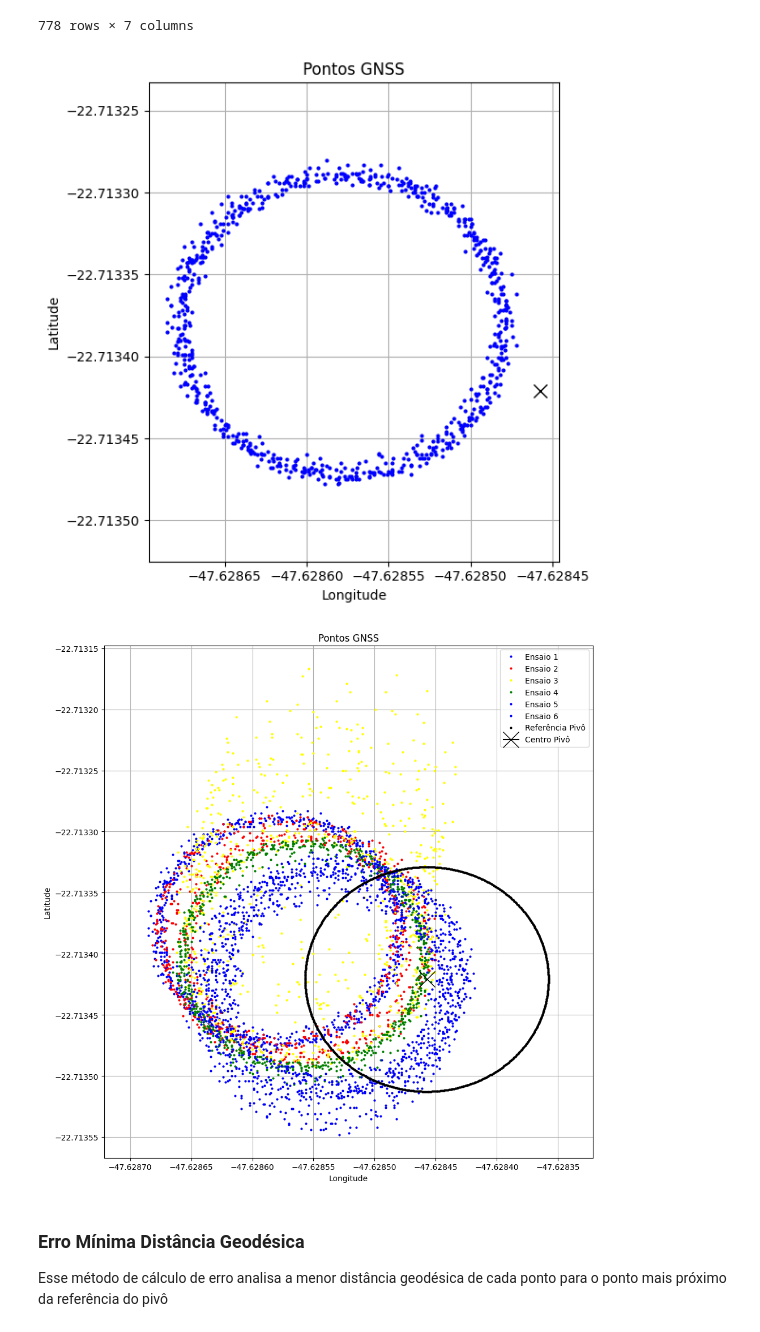
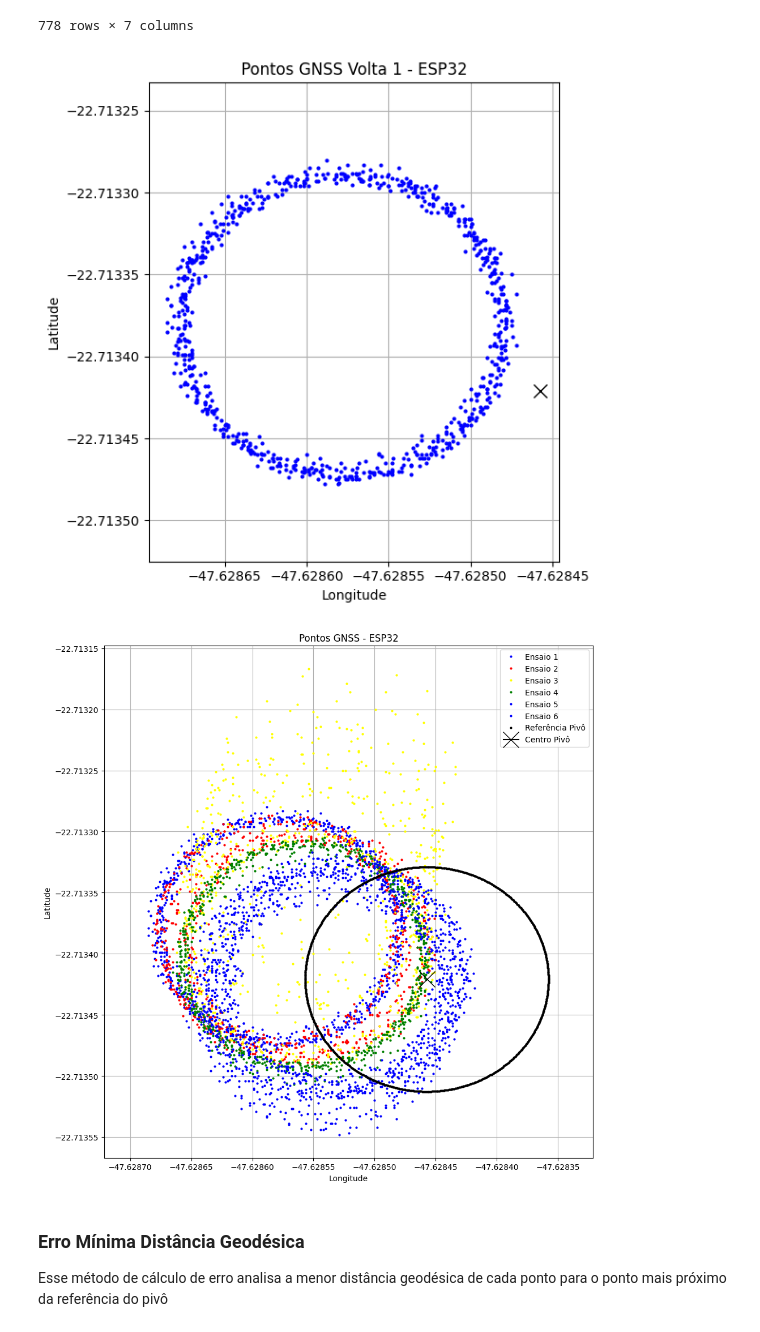
Before and after one commit to GabrielSan99/GNSS_C-A_CODE, a Jupyter notebook: analysis.ipynb, the cells around one changed output. Cells and saved outputs as stored; diff of their text form; code cells hidden in the pictures.

Commit message:
finished_cellphone_data

```diff
--- a/analysis.ipynb
+++ b/analysis.ipynb
@@ -180,14 +266,14 @@ df_esp_125_2 = pd.read_csv('Dados/esp32_volta_8.csv') # 12,5Hz inversor = 2,5ms
 df_esp_125_3 = pd.read_csv('Dados/esp32_volta_2.csv') # 12,5Hz inversor = 2,5ms - lap_6
 
 
-laps["lap_1"]["data_esp"] = df_esp_250_1
-laps["lap_2"]["data_esp"] = df_esp_250_2
-laps["lap_3"]["data_esp"] = df_esp_250_3
-laps["lap_4"]["data_esp"] = df_esp_125_1
-laps["lap_5"]["data_esp"] = df_esp_125_2
-laps["lap_6"]["data_esp"] = df_esp_125_3
+laps["lap_1"]["esp32"]["dataframe"] = df_esp_250_1
+laps["lap_2"]["esp32"]["dataframe"] = df_esp_250_2
+laps["lap_3"]["esp32"]["dataframe"] = df_esp_250_3
+laps["lap_4"]["esp32"]["dataframe"] = df_esp_125_1
+laps["lap_5"]["esp32"]["dataframe"] = df_esp_125_2
+laps["lap_6"]["esp32"]["dataframe"] = df_esp_125_3
 
-laps["lap_6"]["data_esp"]
+laps["lap_6"]["esp32"]["dataframe"]
 # %% [output]
 |  | 2025-04-23 15:54:15 | 2025-4-23 18:54:15 | -22.713407 | -47.628441 | 543.300000 | 0.87 | 10 |
 | 0 | 2025-04-23 15:54:17 | 2025-4-23 18:54:16 | -22.713423 | -47.628442 | 543.2 | 0.87 | 10 |
@@ -207,8 +293,9 @@ laps["lap_6"]["data_esp"]
 # diminuindo a frequência de coleta, pois o esp32 eu configurei para coletar a cada 1 seg e selecionei dados a cada 5 seg
 
 for lap_name, lap_data in laps.items():
-    if "data_esp" in lap_data:
-        dataframe = lap_data["data_esp"]
+    # Verifica se há dados em esp32 e se "dataframe" está presente
+    if "dataframe" in lap_data.get("esp32", {}):
+        dataframe = lap_data["esp32"]["dataframe"]
 
         # Renomeia as colunas
         dataframe.columns = ['timestamp_net', 'timestamp_gps', 'latitude', 'longitude', 'altitude', 'hdop', 'satélites']
@@ -216,9 +303,9 @@ for lap_name, lap_data in laps.items():
         # Converte a coluna 'timestamp_net' para datetime
         dataframe['timestamp_net'] = pd.to_datetime(dataframe['timestamp_net'])
 
-        # Usa o lap_start e lap_end da volta como timestamps
-        start_time = pd.Timestamp(lap_data["lap_start"])
-        end_time = pd.Timestamp(lap_data["lap_end"])
+        # Usa o lap_start e lap_end da volta como timestamps e tirando os 5 primeiros e os 5 últimos minutos
+        start_time = pd.Timestamp(lap_data["lap_start"]) + pd.Timedelta(minutes=5)
+        end_time = pd.Timestamp(lap_data["lap_end"]) - pd.Timedelta(minutes=5)
 
         # Filtra os dados dentro do intervalo de tempo da volta
         dataframe = dataframe[
@@ -230,9 +317,8 @@ for lap_name, lap_data in laps.items():
         dataframe = dataframe.sort_values('timestamp_net').reset_index(drop=True)
 
         # Seleciona linhas com múltiplos de 5 segundos exatos a partir do start_time
-        dataframe = dataframe[
-            ((dataframe['timestamp_net'] - start_time).dt.total_seconds() % 5 == 0)]
+        dataframe = dataframe[((dataframe['timestamp_net'] - start_time).dt.total_seconds() % 5 == 0)]
 
         # Atualiza o dataframe tratado no dicionário
-        laps[lap_name]["data_esp"] = dataframe
+        laps[lap_name]["esp32"]["dataframe"] = dataframe
 # %%
@@ -254,34 +340,34 @@ laps["lap_1"]["data_esp"]
 # %%
 fig, ax = plt.subplots(figsize=(6, 6))
 
-ax.plot( laps['lap_1']["data_esp"]["longitude"], laps['lap_1']["data_esp"]["latitude"], marker='o', linestyle="", markersize=2, color='blue')
+ax.plot( laps['lap_1']["esp32"]["dataframe"]["longitude"], laps['lap_1']["esp32"]["dataframe"]["latitude"], marker='o', linestyle="", markersize=2, color='blue')
 ax.plot(pivot_long, pivot_lat, marker='x', color='black', markersize=10, label='Ponto de Pivô')
-ax.set_title("Pontos GNSS")
+ax.set_title("Pontos GNSS Volta 1 - ESP32")
 ax.set_xlabel("Longitude")
 ax.set_ylabel("Latitude")
 ax.grid(True)
 ax.axis("equal")  # Mantém proporção correta
 ax.ticklabel_format(useOffset=False)  # <--- ESSA LINHA REMOVE O OFFSET
 
 plt.tight_layout()
 plt.show()
 # %% [output]
-[figure, old version]
+[figure, new version]
 # %%
 fig, ax = plt.subplots(figsize=(10, 10))
 
-ax.plot( laps['lap_1']["data_esp"]["longitude"], laps['lap_1']["data_esp"]["latitude"], marker='o', linestyle="", markersize=2, color='blue', label="Ensaio 1")
-ax.plot( laps['lap_2']["data_esp"]["longitude"], laps['lap_2']["data_esp"]["latitude"], marker='o', linestyle="", markersize=2, color='red', label="Ensaio 2")
-ax.plot( laps['lap_3']["data_esp"]["longitude"], laps['lap_3']["data_esp"]["latitude"], marker='o', linestyle="", markersize=2, color='yellow', label="Ensaio 3")
-ax.plot( laps['lap_4']["data_esp"]["longitude"], laps['lap_4']["data_esp"]["latitude"], marker='o', linestyle="", markersize=2, color='green', label="Ensaio 4")
-ax.plot( laps['lap_5']["data_esp"]["longitude"], laps['lap_5']["data_esp"]["latitude"], marker='o', linestyle="", markersize=2, color='blue', label="Ensaio 5")
-ax.plot( laps['lap_6']["data_esp"]["longitude"], laps['lap_6']["data_esp"]["latitude"], marker='o', linestyle="", markersize=2, color='blue', label="Ensaio 6")
+ax.plot( laps['lap_1']["esp32"]["dataframe"]["longitude"], laps['lap_1']["esp32"]["dataframe"]["latitude"], marker='o', linestyle="", markersize=2, color='blue', label="Ensaio 1")
+ax.plot( laps['lap_2']["esp32"]["dataframe"]["longitude"], laps['lap_2']["esp32"]["dataframe"]["latitude"], marker='o', linestyle="", markersize=2, color='red', label="Ensaio 2")
+ax.plot( laps['lap_3']["esp32"]["dataframe"]["longitude"], laps['lap_3']["esp32"]["dataframe"]["latitude"], marker='o', linestyle="", markersize=2, color='yellow', label="Ensaio 3")
+ax.plot( laps['lap_4']["esp32"]["dataframe"]["longitude"], laps['lap_4']["esp32"]["dataframe"]["latitude"], marker='o', linestyle="", markersize=2, color='green', label="Ensaio 4")
+ax.plot( laps['lap_5']["esp32"]["dataframe"]["longitude"], laps['lap_5']["esp32"]["dataframe"]["latitude"], marker='o', linestyle="", markersize=2, color='blue', label="Ensaio 5")
+ax.plot( laps['lap_6']["esp32"]["dataframe"]["longitude"], laps['lap_6']["esp32"]["dataframe"]["latitude"], marker='o', linestyle="", markersize=2, color='blue', label="Ensaio 6")
 ax.plot(df_pivot["longitude"], df_pivot["latitude"], marker='o', linestyle="", markersize=2, color='black', label="Referência Pivô")
 ax.plot(pivot_long, pivot_lat, marker='x', color='black', markersize=20, label="Centro Pivô")
 
 ax.legend()
 
-ax.set_title("Pontos GNSS")
+ax.set_title("Pontos GNSS - ESP32")
 ax.set_xlabel("Longitude")
 ax.set_ylabel("Latitude")
 ax.grid(True)
@@ -291,5 +377,5 @@ ax.ticklabel_format(useOffset=False)  # <--- ESSA LINHA REMOVE O OFFSET
 plt.tight_layout()
 plt.show()
 # %% [output]
-[figure, old version]
+[figure, new version]
 # %%
```
Also changed, not shown: parts of 27 cells of this notebook, 36 other files.
